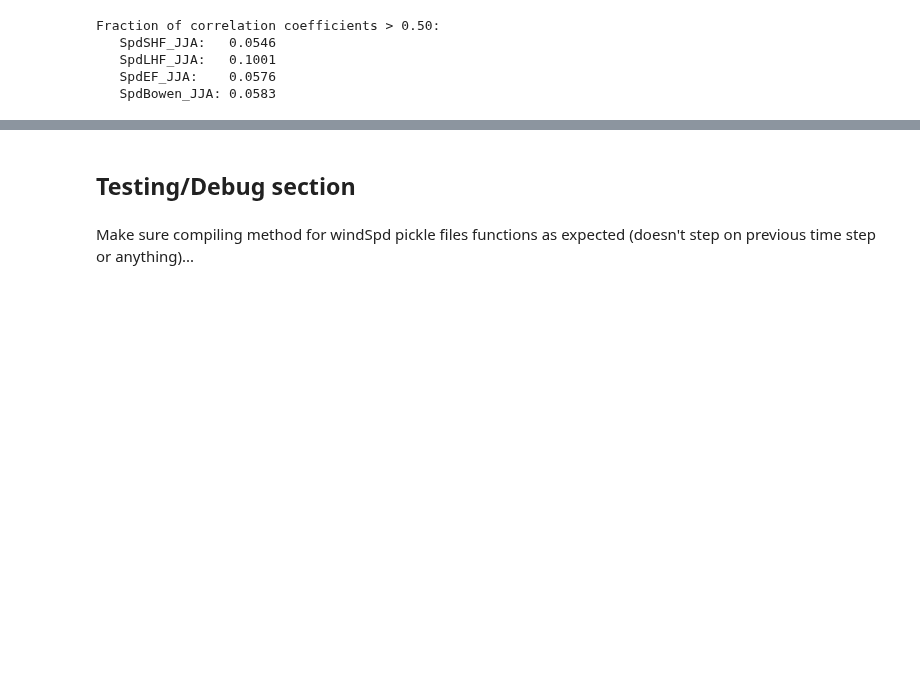
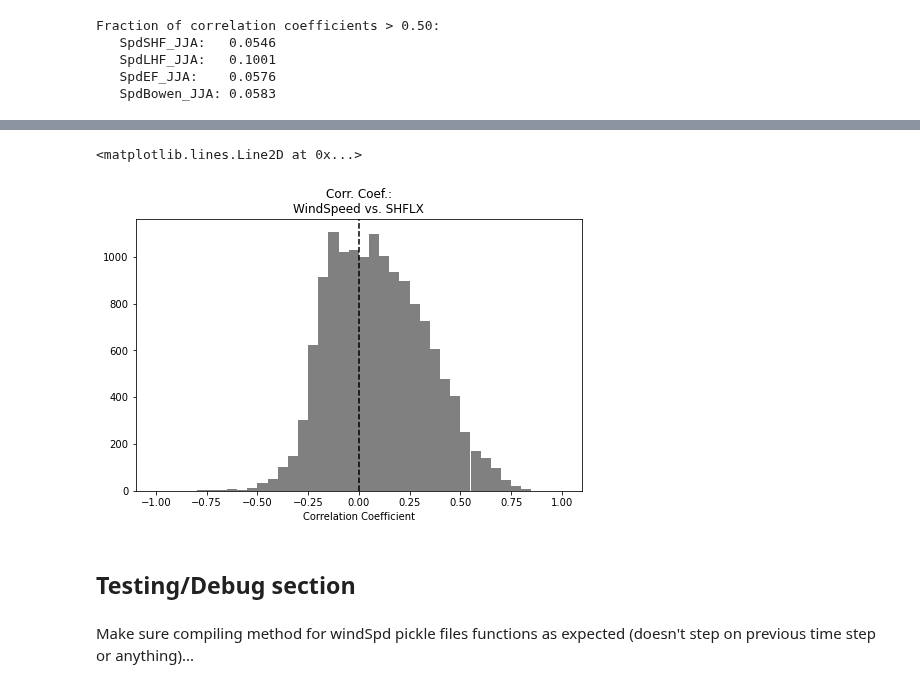
Before and after one commit to megandevlan/CLUBB_statistics, a Jupyter notebook: RegressionSlopes_Daily.ipynb, the cells around one changed output, grey strips where cells are left out. Drawn from its saved outputs; the diff is of its cells as text; code cells hidden in the pictures; blank space fills up the shorter version.

```diff
--- a/RegressionSlopes_Daily.ipynb
+++ b/RegressionSlopes_Daily.ipynb
@@ -249,3 +335,16 @@ Fraction of correlation coefficients > 0.50:
+# %%
+fig, ax1 = plt.subplots(1,1, figsize=(8, 5))
+
+# PLOT 1: Correlation coefficients (wind speed vs. abs(SHFLX))
+binEdges = np.arange(-1, 1.05, 0.05)
+
+ax1.hist(rValue_SpdSHF_JJA.reshape([len(lat)*len(lon)]), bins=binEdges,facecolor='grey')
+ax1.set_xlabel('Correlation Coefficient')
+ax1.set_title('Corr. Coef.:\nWindSpeed vs. SHFLX')
+ax1.axvline(0, color='k',linestyle='--',label='_hidezero')
+# %% [output]
+<matplotlib.lines.Line2D at 0x...>
+[figure, added]
 # %% [markdown]
 ## Testing/Debug section
 # %% [markdown]
```
Also changed, not shown: parts of 6 cells of this notebook, 1 other file.
